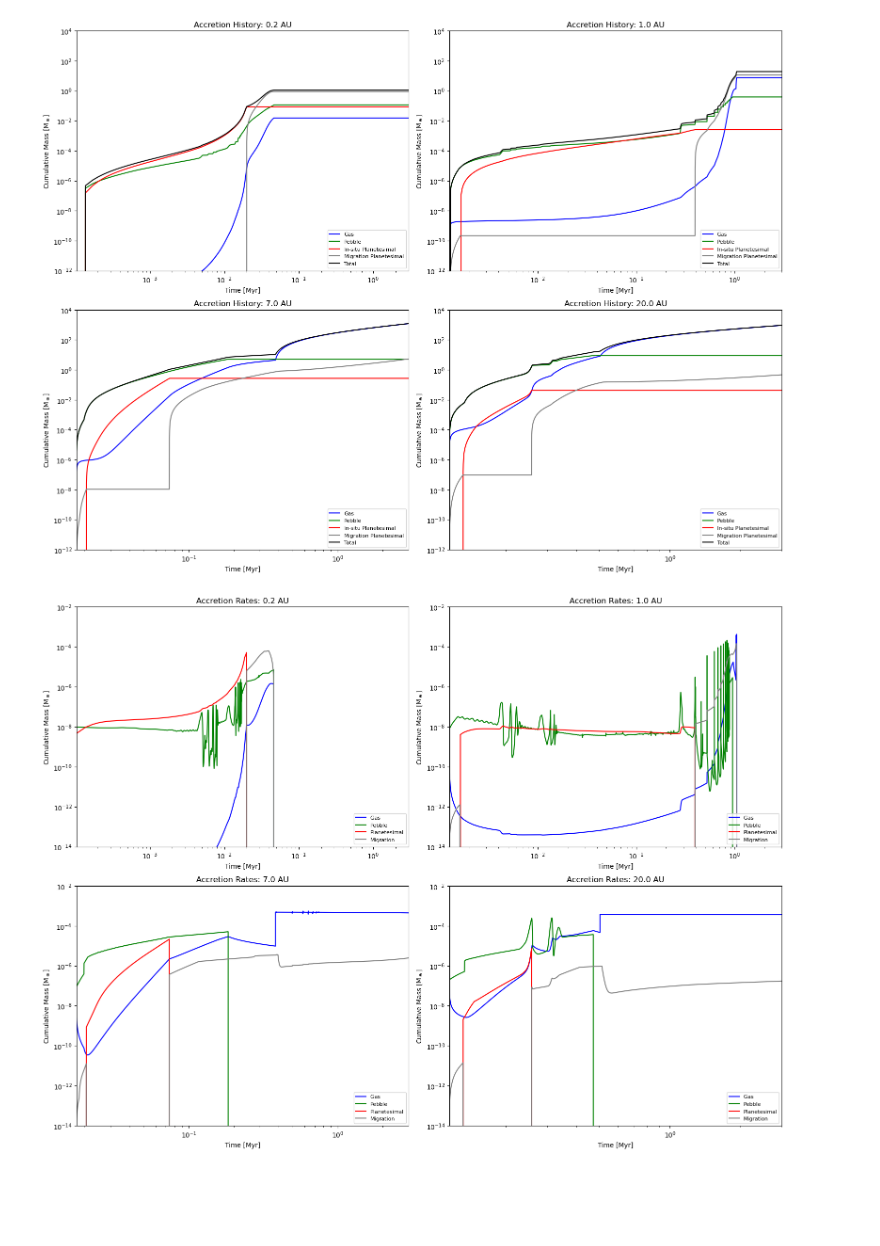
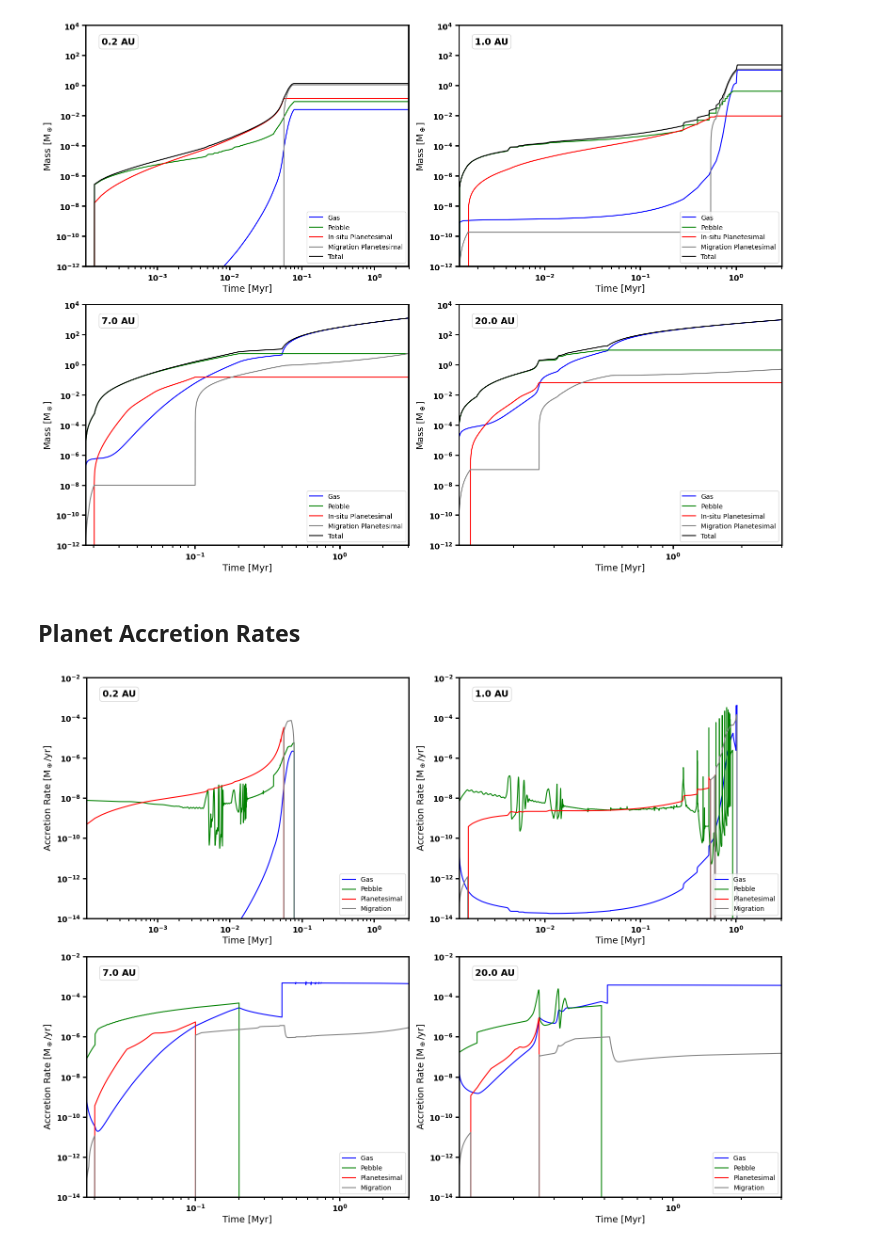
Before and after one commit to BenT1105/DiscEvolution, a Jupyter notebook: notebooks/additional_profile_plots.ipynb, the cells around one changed output. Drawn from its saved outputs; the diff is of its cells as text; code cells hidden in the pictures; blank space fills up the shorter version.

```diff
--- a/notebooks/additional_profile_plots.ipynb
+++ b/notebooks/additional_profile_plots.ipynb
@@ -172,7 +176,16 @@ def load_data(data_dir, config_dir):
 # %%
 ## Load data and config file
 
-data_dir = "/Users/ben/Downloads/Planet Formation/DiscEvolution Simulations/Output/20260812_0428_psi10_Mdot1.0e-08_M0.1_Rd50.h5"
-config_dir = "/Users/ben/Downloads/Planet Formation/DiscEvolution Simulations/Config/20260810_full_accretion.json"
+data_dir = "/Users/ben/Downloads/Planet Formation/DiscEvolution Simulations/Output/20260905_2127_psi10_Mdot1.0e-08_M0.1_Rd50.h5"
+config_dir = "/Users/ben/Downloads/Planet Formation/DiscEvolution Simulations/Config/20260905_full_accretion.json"
 
 data, config = load_data(data_dir, config_dir)
+# %%
+## Figure output
+
+figure_dir = f"/Users/ben/Downloads/Planet Formation/DiscEvolution Plots/"
+
+if not(os.path.exists(figure_dir)):
+        os.makedirs(figure_dir)
+
+save_figures = True
@@ -332,6 +397,4 @@ def cumulative_mass_accreted(t, Mdot):
 # %%
-## Plot accretion history
-
 fig, ax = plt.subplots(2, 2, figsize = (8 * 2, 6 * 2))
 
 Rs = [0.2, 1.0, 7.0, 20.0]
@@ -352,40 +415,50 @@ for i in range(2):
             M_gas_accreted = cumulative_mass_accreted(t, Mdot_gas[idx])
             ax[i, j].plot(t / 1e6, M_gas_accreted, color = 'blue', label = f'Gas')
             M_tot += M_gas_accreted
 
         if config["planets"]["pebble_accretion"]:
             M_pebble_accreted = cumulative_mass_accreted(t, Mdot_pebble_core[idx] + Mdot_pebble_env[idx])
             ax[i, j].plot(t / 1e6, M_pebble_accreted, color = 'green', label = f'Pebble')
             M_tot += M_pebble_accreted
 
         if config["planets"]["planetesimal_accretion_insitu"]:
             M_planetesimal_accreted = cumulative_mass_accreted(t, Mdot_planetesimal[idx])
             ax[i, j].plot(t / 1e6, M_planetesimal_accreted, color = 'red', label = f'In-situ Planetesimal')
             M_tot += M_planetesimal_accreted
 
         if config["planets"]["planetesimal_accretion_migrate"]:
             M_migration_accreted = cumulative_mass_accreted(t, Mdot_migration[idx])
             ax[i, j].plot(t / 1e6, M_migration_accreted, color = 'grey', label = f'Migration Planetesimal')
             M_tot += M_migration_accreted
 
         ax[i, j].plot(t / 1e6, M_tot, color = 'black', label = f'Total')
 
         ax[i, j].set_xscale('log')
         ax[i, j].set_yscale('log')
         ax[i, j].set_xlim([t[~np.isnan(Rp[idx])][0]/ 1e6, 3])
         ax[i, j].set_ylim([1e-12, 1e4])
         ax[i, j].set_xlabel('Time [Myr]')
-        ax[i, j].set_ylabel(r'Cumulative Mass [M$_\oplus$]')
-        ax[i, j].set_title(f'Accretion History: {R_planet} AU')
-        ax[i, j].legend(loc = 'lower right', fontsize = 8)
+        ax[i, j].set_ylabel(r'Mass [M$_\oplus$]')
+        ax[i, j].legend(loc = 'lower right', fontsize = 10)
+
+        ax[i, j].text(0.05, 0.95, f'{R_planet} AU', transform = ax[i, j].transAxes,
+                ha = 'left', va = 'top', fontsize = 14, fontweight = 'bold',
+                bbox = dict(boxstyle = 'round', facecolor = 'white', alpha = 0.8, edgecolor = '0.8'))
+
+bold_ticks(*ax.flat)
 
 plt.tight_layout()
+
+if save_figures:
+    figure_path = os.path.join(figure_dir, "planet_accretion_histories.png")
+    plt.savefig(figure_path)
+
 plt.show()
 # %% [output]
-[figure, old version]
+[figure, new version]
+# %% [markdown]
+## Planet Accretion Rates
 # %%
-## Plot accretion rates
-
 fig, ax = plt.subplots(2, 2, figsize = (8 * 2, 6 * 2))
 
 Rs = [0.2, 1.0, 7.0, 20.0]
@@ -416,11 +489,21 @@ for i in range(2):
         ax[i, j].set_xlim([t[~np.isnan(Rp[idx])][0]/ 1e6, 3])
         ax[i, j].set_ylim([1e-14, 1e-2])
         ax[i, j].set_xlabel('Time [Myr]')
-        ax[i, j].set_ylabel(r'Cumulative Mass [M$_\oplus$]')
-        ax[i, j].set_title(f'Accretion Rates: {R_planet} AU')
-        ax[i, j].legend(loc = 'lower right', fontsize = 8)
+        ax[i, j].set_ylabel(r'Accretion Rate [M$_\oplus$/yr]')
+        ax[i, j].legend(loc = 'lower right', fontsize = 10)
+
+        ax[i, j].text(0.05, 0.95, f'{R_planet} AU', transform = ax[i, j].transAxes,
+                        ha = 'left', va = 'top', fontsize = 14, fontweight = 'bold',
+                        bbox = dict(boxstyle = 'round', facecolor = 'white', alpha = 0.8, edgecolor = '0.8'))
+
+bold_ticks(*ax.flat)
 
 plt.tight_layout()
+
+if save_figures:
+    figure_path = os.path.join(figure_dir, "planet_accretion_rates.png")
+    plt.savefig(figure_path)
+
 plt.show()
 # %% [output]
-[figure, old version]
+[figure, new version]
```
Also changed, not shown: parts of 10 cells of this notebook, 3 other files.
